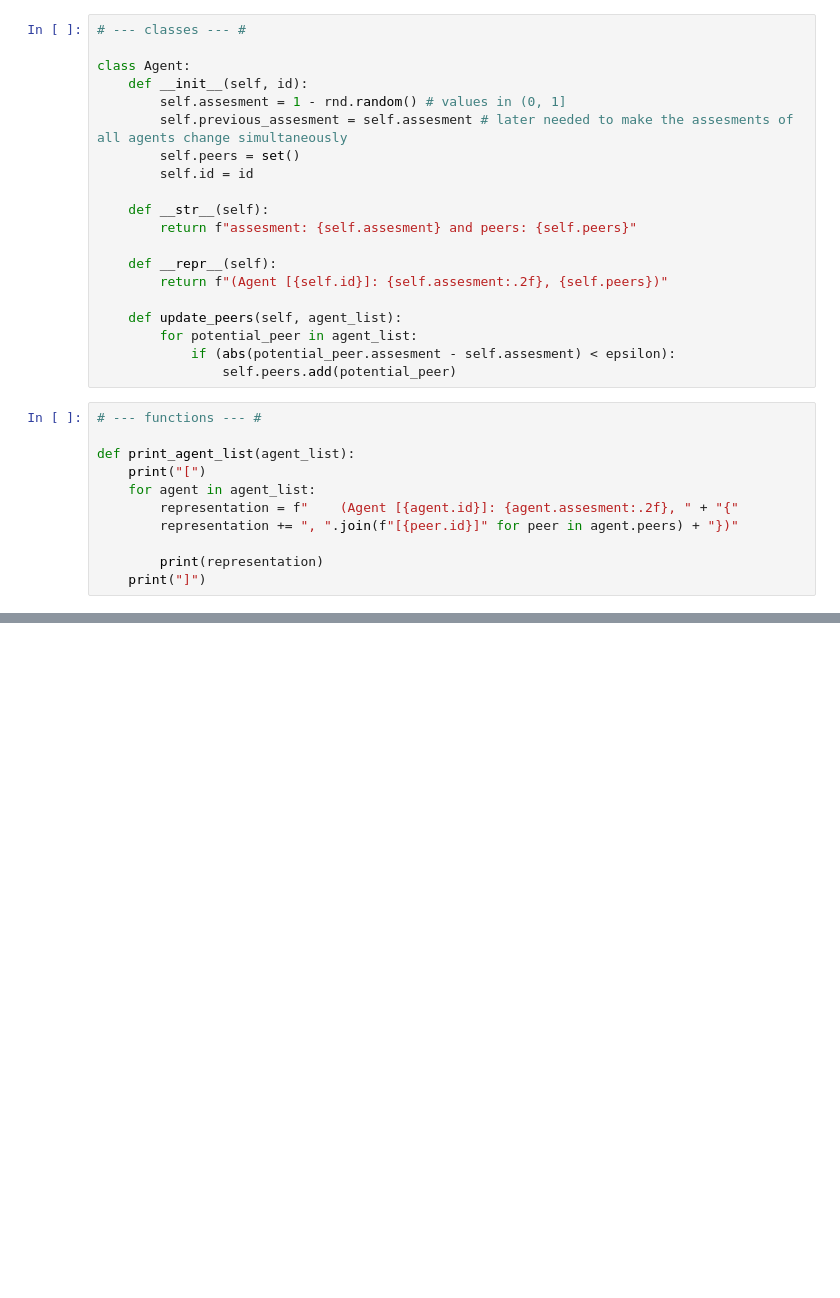
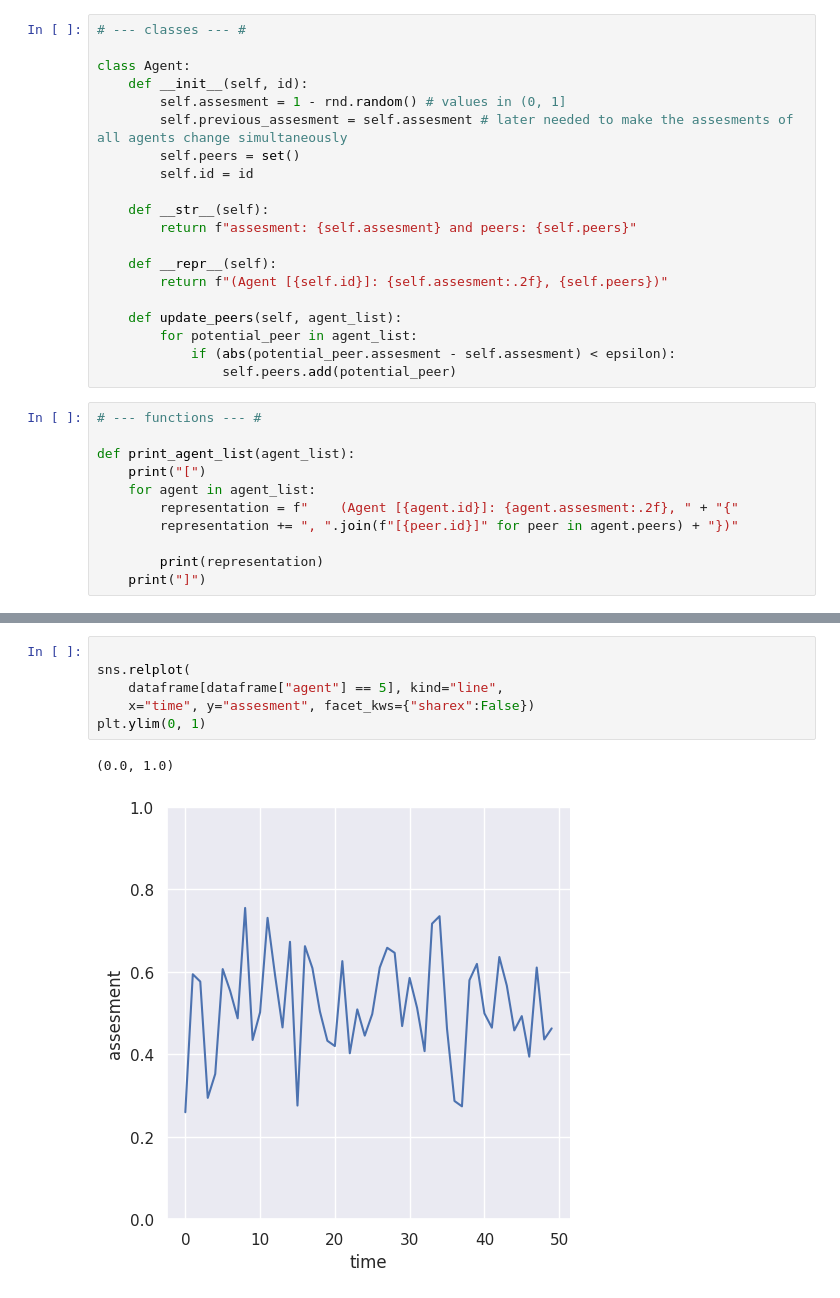
Before and after one commit to FrtZgwL/FreeSpeechABM, a Jupyter notebook: abm/model.ipynb, the cells around one changed output, grey strips where cells are left out. Saved outputs shown, nothing was run; the diff lists cells and outputs as text; blank space fills up the shorter version.

```diff
--- a/abm/model.ipynb
+++ b/abm/model.ipynb
@@ -188,0 +114,9 @@ sns.relplot(
+# %%
+
+sns.relplot(
+    dataframe[dataframe["agent"] == 5], kind="line",
+    x="time", y="assesment", facet_kws={"sharex":False})
+plt.ylim(0, 1)
+# %% [output]
+(0.0, 1.0)
+[figure, added]
```
Also changed, not shown: parts of 11 cells of this notebook, 1 other file.
